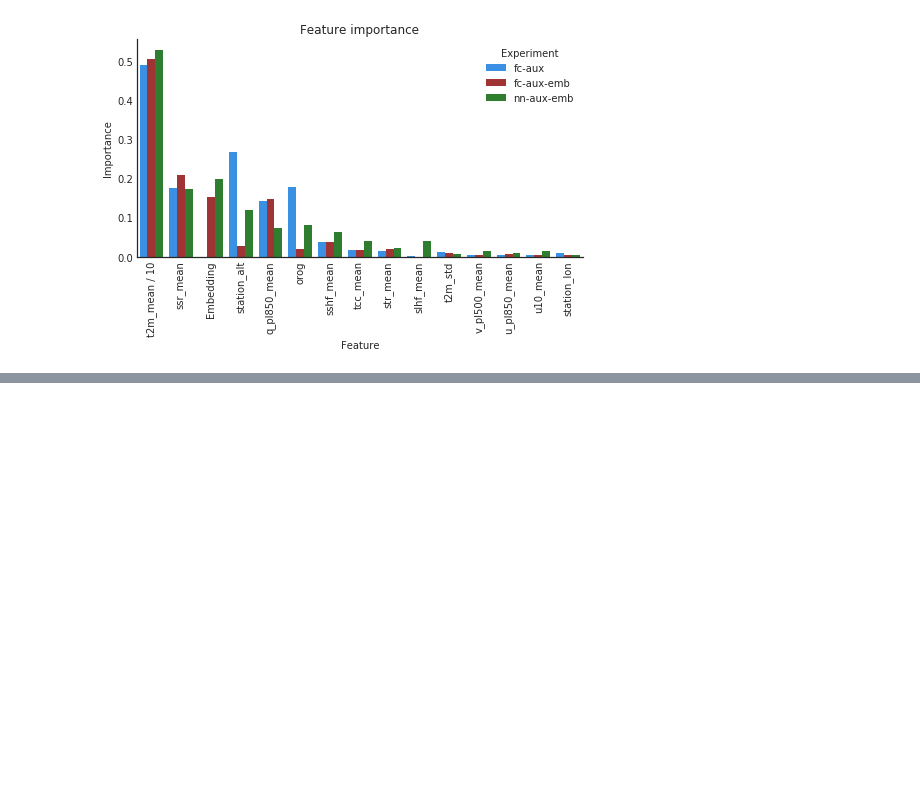
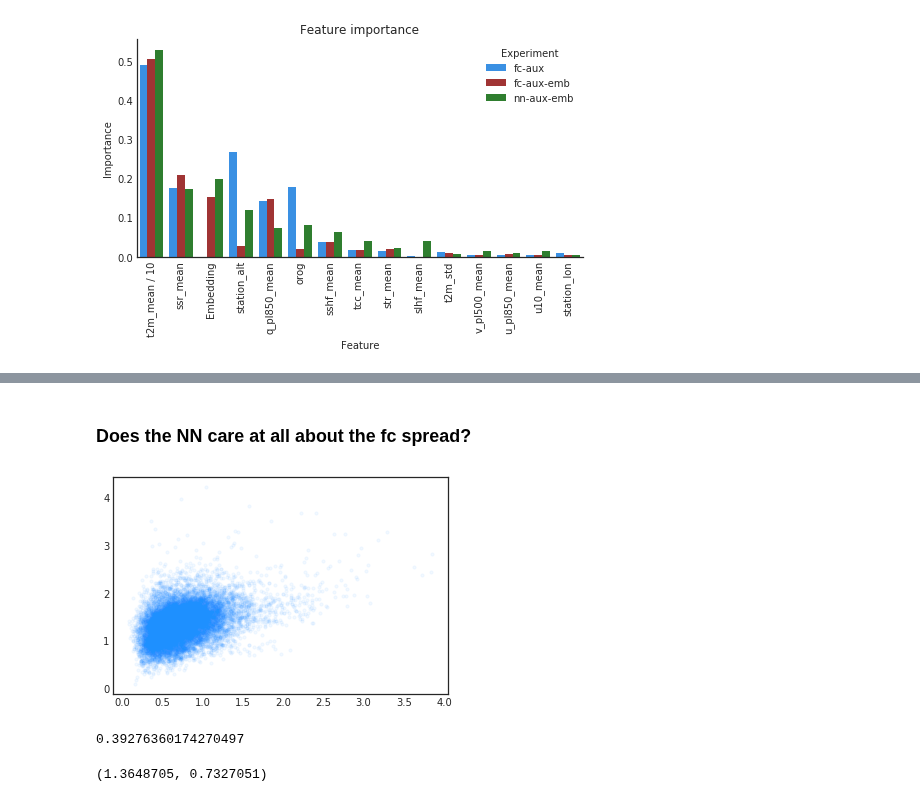
Before and after one commit to slerch/ppnn, a Jupyter notebook: nn_postprocessing/notebooks/feature_importance.ipynb, the cells around one changed output, grey strips where cells are left out. Drawn from its saved outputs; the diff is of its cells as text; code cells hidden in the pictures; blank space fills up the shorter version.

```diff
--- a/nn_postprocessing/notebooks/feature_importance.ipynb
+++ b/nn_postprocessing/notebooks/feature_importance.ipynb
@@ -214,0 +252,14 @@ fig.savefig('./feature-importance.pdf', bbox_inches='tight')
+# %% [markdown]
+### Does the NN care at all about the fc spread?
+# %%
+plt.scatter(ens_spread[::10], pp_spread[::10], alpha=0.05, s=10);
+# %% [output]
+[figure, added]
+# %%
+np.corrcoef(ens_spread, pp_spread)[0, 1]
+# %% [output]
+0.39276360174270497
+# %%
+np.mean(pp_spread), np.mean(ens_spread)
+# %% [output]
+(1.3648705, 0.7327051)
```
Also changed, not shown: parts of 13 cells of this notebook, 1 other file.
